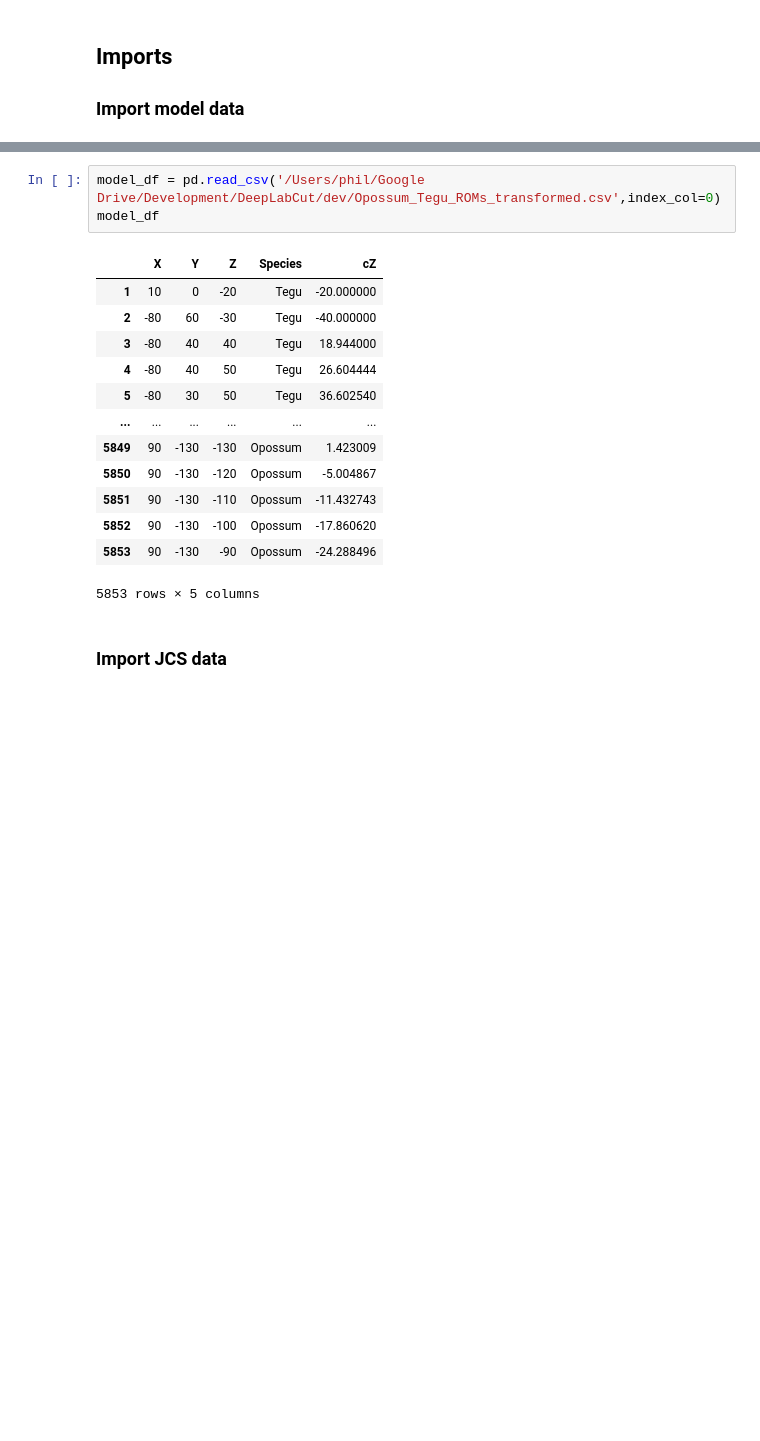
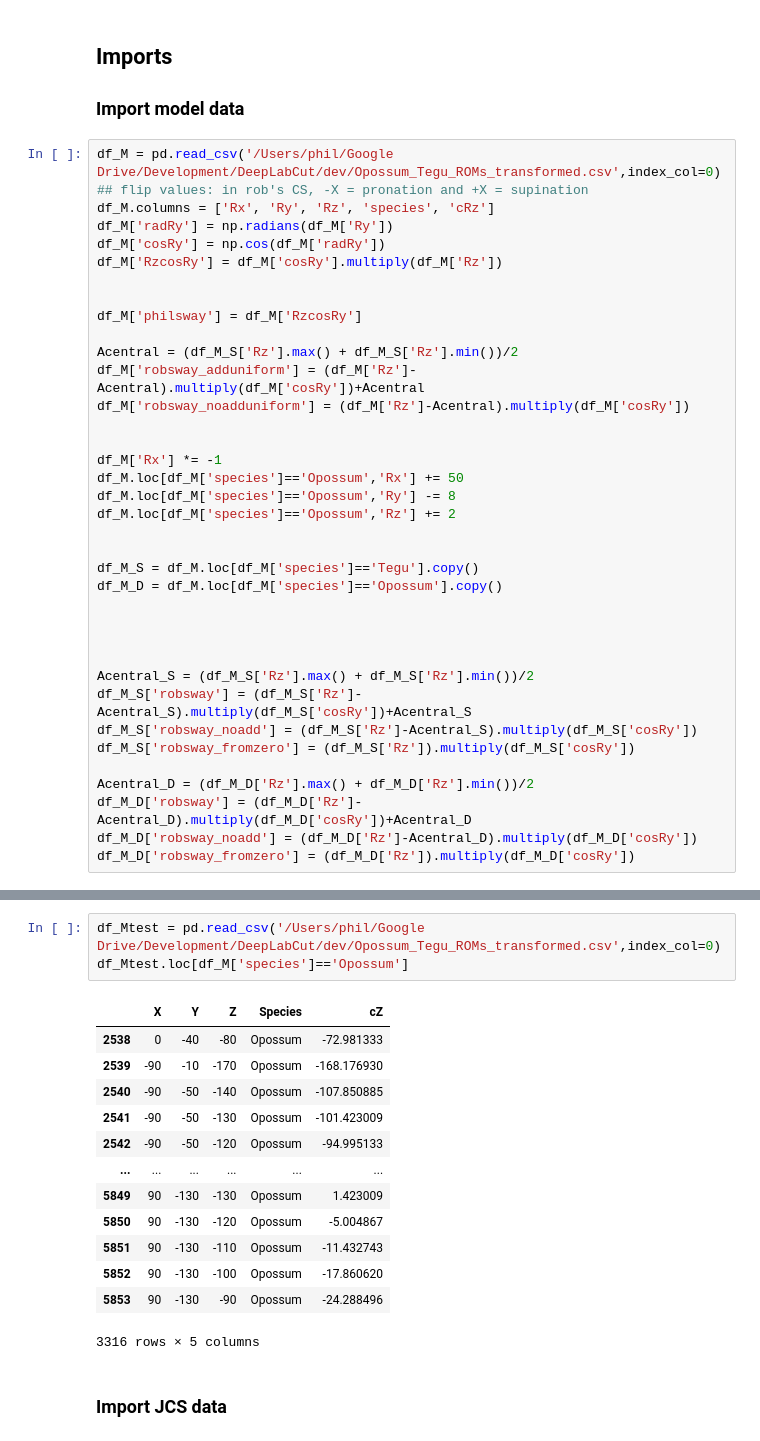
Before and after one commit to popscallion/DeepLabCut, a Jupyter notebook: deadROMM/ch3Analyses.ipynb, the cells around one changed output, grey strips where cells are left out. Saved outputs shown, nothing was run; the diff lists cells and outputs as text; blank space fills up the shorter version.

```diff
--- a/deadROMM/ch3Analyses.ipynb
+++ b/deadROMM/ch3Analyses.ipynb
@@ -169,3 +222,40 @@ def addCosGrid(gridAx, xRange, yRange, zRange, interval, xLevels=1, alpha=0, **k
 # %% [markdown]
 ## Imports
 ### Import model data
+# %%
+df_M = pd.read_csv('/Users/phil/Google Drive/Development/DeepLabCut/dev/Opossum_Tegu_ROMs_transformed.csv',index_col=0)
+## flip values: in rob's CS, -X = pronation and +X = supination
+df_M.columns = ['Rx', 'Ry', 'Rz', 'species', 'cRz']
+df_M['radRy'] = np.radians(df_M['Ry'])
+df_M['cosRy'] = np.cos(df_M['radRy'])
+df_M['RzcosRy'] = df_M['cosRy'].multiply(df_M['Rz'])
+
+
+df_M['philsway'] = df_M['RzcosRy']
+
+Acentral = (df_M_S['Rz'].max() + df_M_S['Rz'].min())/2
+df_M['robsway_adduniform'] = (df_M['Rz']-Acentral).multiply(df_M['cosRy'])+Acentral
+df_M['robsway_noadduniform'] = (df_M['Rz']-Acentral).multiply(df_M['cosRy'])
+
+
+df_M['Rx'] *= -1
+df_M.loc[df_M['species']=='Opossum','Rx'] += 50
+df_M.loc[df_M['species']=='Opossum','Ry'] -= 8
+df_M.loc[df_M['species']=='Opossum','Rz'] += 2
+
+
+df_M_S = df_M.loc[df_M['species']=='Tegu'].copy()
+df_M_D = df_M.loc[df_M['species']=='Opossum'].copy()
+
+
+
+
+Acentral_S = (df_M_S['Rz'].max() + df_M_S['Rz'].min())/2
+df_M_S['robsway'] = (df_M_S['Rz']-Acentral_S).multiply(df_M_S['cosRy'])+Acentral_S
+df_M_S['robsway_noadd'] = (df_M_S['Rz']-Acentral_S).multiply(df_M_S['cosRy'])
+df_M_S['robsway_fromzero'] = (df_M_S['Rz']).multiply(df_M_S['cosRy'])
+
+Acentral_D = (df_M_D['Rz'].max() + df_M_D['Rz'].min())/2
+df_M_D['robsway'] = (df_M_D['Rz']-Acentral_D).multiply(df_M_D['cosRy'])+Acentral_D
+df_M_D['robsway_noadd'] = (df_M_D['Rz']-Acentral_D).multiply(df_M_D['cosRy'])
+df_M_D['robsway_fromzero'] = (df_M_D['Rz']).multiply(df_M_D['cosRy'])
@@ -172,20 +278,20 @@ def addCosGrid(gridAx, xRange, yRange, zRange, interval, xLevels=1, alpha=0, **k
 # %%
-model_df = pd.read_csv('/Users/phil/Google Drive/Development/DeepLabCut/dev/Opossum_Tegu_ROMs_transformed.csv',index_col=0)
-model_df
+df_Mtest = pd.read_csv('/Users/phil/Google Drive/Development/DeepLabCut/dev/Opossum_Tegu_ROMs_transformed.csv',index_col=0)
+df_Mtest.loc[df_M['species']=='Opossum']
 # %% [output]
 |  | X | Y | Z | Species | cZ |
-| 1 | 10 | 0 | -20 | Tegu | -20.000000 |
-| 2 | -80 | 60 | -30 | Tegu | -40.000000 |
-| 3 | -80 | 40 | 40 | Tegu | 18.944000 |
-| 4 | -80 | 40 | 50 | Tegu | 26.604444 |
-| 5 | -80 | 30 | 50 | Tegu | 36.602540 |
+| 2538 | 0 | -40 | -80 | Opossum | -72.981333 |
+| 2539 | -90 | -10 | -170 | Opossum | -168.176930 |
+| 2540 | -90 | -50 | -140 | Opossum | -107.850885 |
+| 2541 | -90 | -50 | -130 | Opossum | -101.423009 |
+| 2542 | -90 | -50 | -120 | Opossum | -94.995133 |
 | ... | ... | ... | ... | ... | ... |
 | 5849 | 90 | -130 | -130 | Opossum | 1.423009 |
 | 5850 | 90 | -130 | -120 | Opossum | -5.004867 |
 | 5851 | 90 | -130 | -110 | Opossum | -11.432743 |
 | 5852 | 90 | -130 | -100 | Opossum | -17.860620 |
 | 5853 | 90 | -130 | -90 | Opossum | -24.288496 |
-5853 rows × 5 columns
+3316 rows × 5 columns
 # %% [markdown]
 ### Import JCS data
 # %%
```
Also changed, not shown: parts of 23 cells of this notebook, 2 other files.
